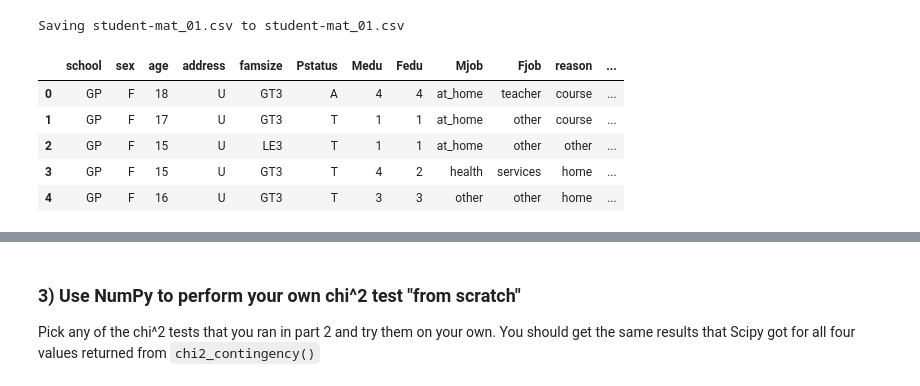
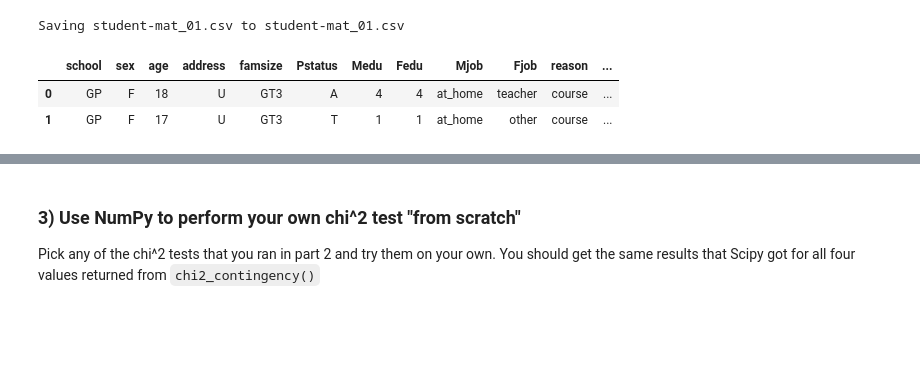
Before and after one commit to jadisiii/DS-Unit-1-Sprint-2-Statistics, a Jupyter notebook: Ray_Arbizu_LS_DS_122_Chi2_Tests_Assignment.ipynb, the cells around one changed output, grey strips where cells are left out. Drawn from its saved outputs; the diff is of its cells as text; code cells hidden in the pictures; blank space fills up the shorter version.

```diff
--- a/Ray_Arbizu_LS_DS_122_Chi2_Tests_Assignment.ipynb
+++ b/Ray_Arbizu_LS_DS_122_Chi2_Tests_Assignment.ipynb
@@ -36,11 +31,8 @@ Saving student-mat_01.csv to student-mat_01.csv
 # %%
 students = pd.read_csv('/content/student-mat_01.csv')
 # %%
-students.head()
+students.head(2)
 # %% [output]
 |  | school | sex | age | address | famsize | Pstatus | Medu | Fedu | Mjob | Fjob | reason | ... |
 | 0 | GP | F | 18 | U | GT3 | A | 4 | 4 | at_home | teacher | course | ... |
 | 1 | GP | F | 17 | U | GT3 | T | 1 | 1 | at_home | other | course | ... |
-| 2 | GP | F | 15 | U | LE3 | T | 1 | 1 | at_home | other | other | ... |
-| 3 | GP | F | 15 | U | GT3 | T | 4 | 2 | health | services | home | ... |
-| 4 | GP | F | 16 | U | GT3 | T | 3 | 3 | other | other | home | ... |
```
Also changed, not shown: parts of 39 cells of this notebook.
